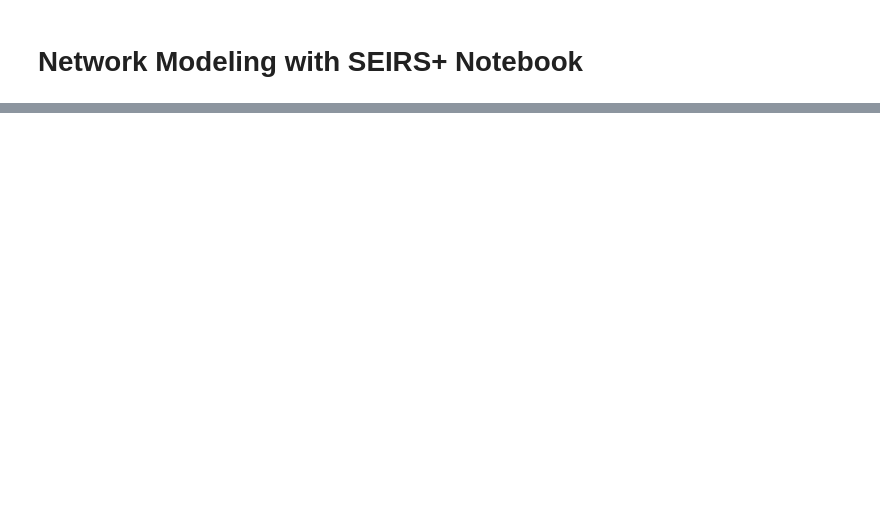
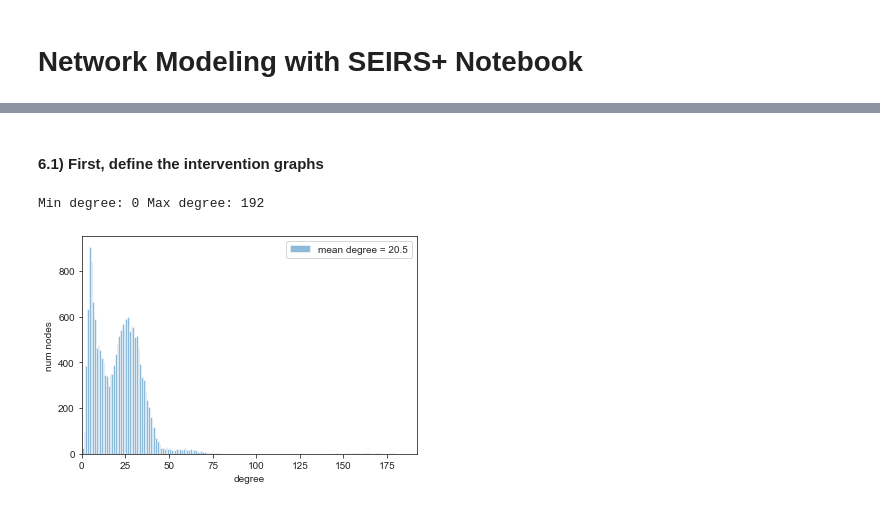
Before and after one commit to AIforGoodSimulator/network-model-python, a Jupyter notebook: NetworkModeling.ipynb, the cells around one changed output, grey strips where cells are left out. Cells and saved outputs as stored; diff of their text form; code cells hidden in the pictures; blank space fills up the shorter version.

```diff
--- a/NetworkModeling.ipynb
+++ b/NetworkModeling.ipynb
@@ -190,0 +116,18 @@ fig.savefig(f"plots/{fig_name}_figBasic.png")
+# %% [markdown]
+#### 6.1) First, define the intervention graphs
+# %%
+# This is social distancing within the food queue
+distancing_graph = create_distancing_graph(graph, scale=10, min_num_edges=4)
+
+# This also includes neighbor/friendship edges
+quarantine_graph = create_quarantine_graph(graph, scale=2, min_num_edges=2)
+# %%
+min_D, max_D = min_degree(distancing_graph), max_degree(distancing_graph)
+print("Min degree:", min_D, "Max degree:", max_D)
+
+# As we can see, there isn't much of a difference when we only cut food-queue interactions,
+# which means we need a harder distancing policy
+plot_degree_distn(distancing_graph, max_degree=max_D)
+# %% [output]
+Min degree: 0 Max degree: 192
+[figure, added]
```
Also changed, not shown: parts of 48 cells of this notebook, 18 other files.
